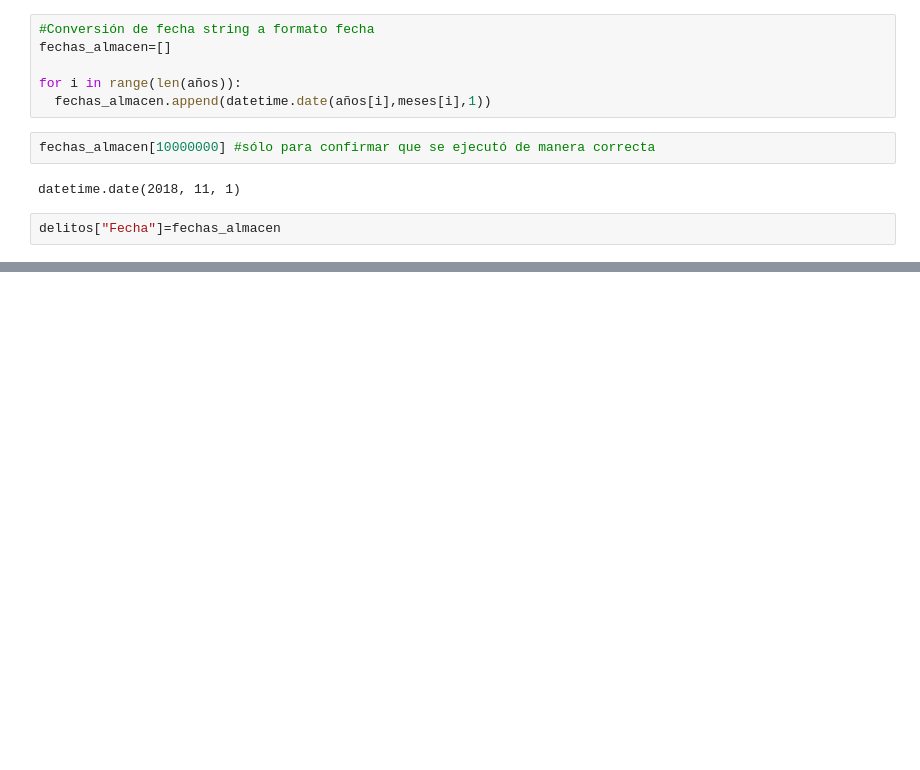
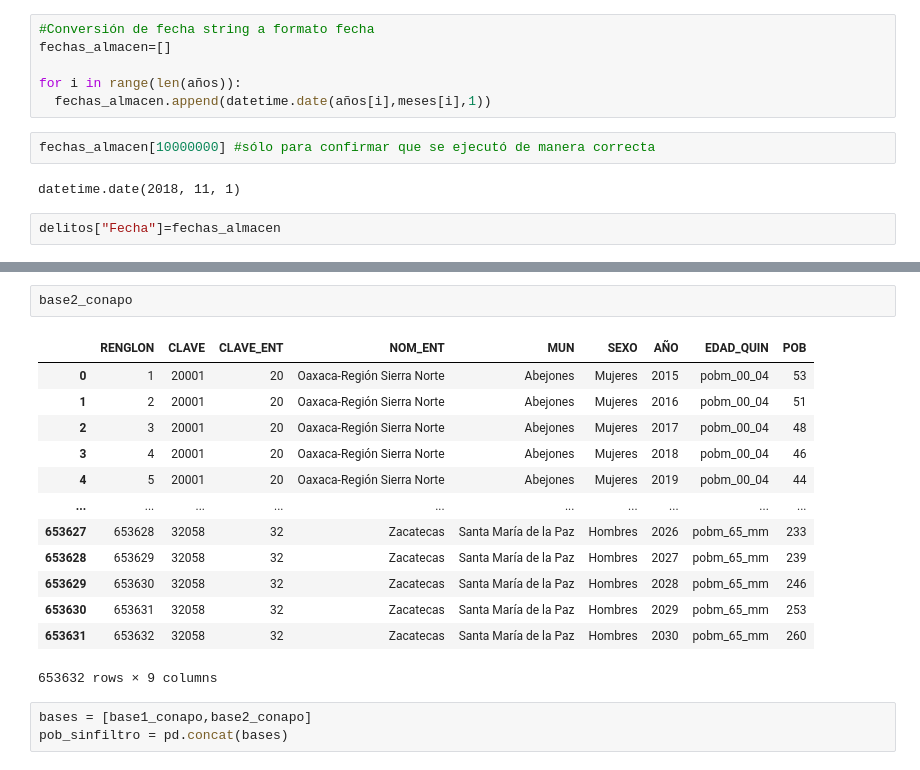
Before and after one commit to abrilgcz/Ciencia-de-Datos, a Jupyter notebook: ProyectoASE.ipynb, the cells around one changed output, grey strips where cells are left out. Drawn from its saved outputs; the diff is of its cells as text; blank space fills up the shorter version.

```diff
--- a/ProyectoASE.ipynb
+++ b/ProyectoASE.ipynb
@@ -356,0 +396,19 @@ delitos.head()
+# %%
+base2_conapo
+# %% [output]
+|  | RENGLON | CLAVE | CLAVE_ENT | NOM_ENT | MUN | SEXO | AÑO | EDAD_QUIN | POB |
+| 0 | 1 | 20001 | 20 | Oaxaca-Región Sierra Norte | Abejones | Mujeres | 2015 | pobm_00_04 | 53 |
+| 1 | 2 | 20001 | 20 | Oaxaca-Región Sierra Norte | Abejones | Mujeres | 2016 | pobm_00_04 | 51 |
+| 2 | 3 | 20001 | 20 | Oaxaca-Región Sierra Norte | Abejones | Mujeres | 2017 | pobm_00_04 | 48 |
+| 3 | 4 | 20001 | 20 | Oaxaca-Región Sierra Norte | Abejones | Mujeres | 2018 | pobm_00_04 | 46 |
+| 4 | 5 | 20001 | 20 | Oaxaca-Región Sierra Norte | Abejones | Mujeres | 2019 | pobm_00_04 | 44 |
+| ... | ... | ... | ... | ... | ... | ... | ... | ... | ... |
+| 653627 | 653628 | 32058 | 32 | Zacatecas | Santa María de la Paz | Hombres | 2026 | pobm_65_mm | 233 |
+| 653628 | 653629 | 32058 | 32 | Zacatecas | Santa María de la Paz | Hombres | 2027 | pobm_65_mm | 239 |
+| 653629 | 653630 | 32058 | 32 | Zacatecas | Santa María de la Paz | Hombres | 2028 | pobm_65_mm | 246 |
+| 653630 | 653631 | 32058 | 32 | Zacatecas | Santa María de la Paz | Hombres | 2029 | pobm_65_mm | 253 |
+| 653631 | 653632 | 32058 | 32 | Zacatecas | Santa María de la Paz | Hombres | 2030 | pobm_65_mm | 260 |
+653632 rows × 9 columns
+# %%
+bases = [base1_conapo,base2_conapo]
+pob_sinfiltro = pd.concat(bases)
```
Also changed, not shown: parts of 18 cells of this notebook.
